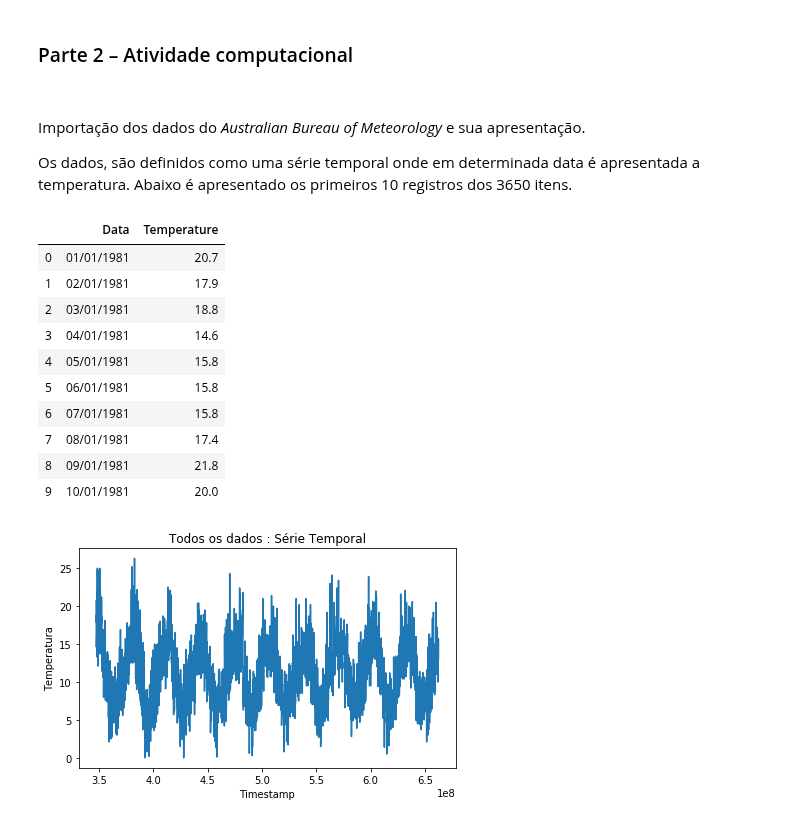
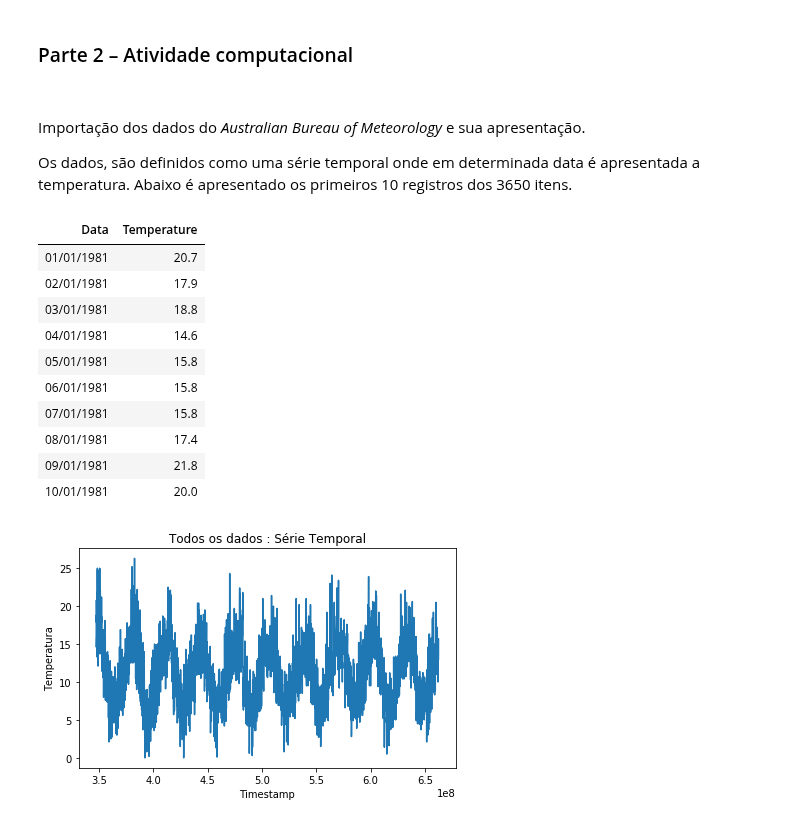
Before and after one commit to rdenadai/ia006c, a Jupyter notebook: notebooks/EFC01.ipynb, the cells around one changed output. Cells and saved outputs as stored; diff of their text form; code cells hidden in the pictures.

```diff
--- a/notebooks/EFC01.ipynb
+++ b/notebooks/EFC01.ipynb
@@ -310,21 +317,21 @@ class LinearRegressionImpl:
 # %%
 data = import_data()
 df_data = np.copy(data)
 data = data[:, 2:].astype(np.float32)
-df = pd.DataFrame(df_data[:, 0:2], columns=["Data", "Temperature"])
-df.head(10)
+df = pd.DataFrame(df_data[:, 0:2], columns=["Data", "Temperature"]).head(10)
+df.style.hide_index()
 # %% [output]
-|  | Data | Temperature |
-| 0 | 01/01/1981 | 20.7 |
-| 1 | 02/01/1981 | 17.9 |
-| 2 | 03/01/1981 | 18.8 |
-| 3 | 04/01/1981 | 14.6 |
-| 4 | 05/01/1981 | 15.8 |
-| 5 | 06/01/1981 | 15.8 |
-| 6 | 07/01/1981 | 15.8 |
-| 7 | 08/01/1981 | 17.4 |
-| 8 | 09/01/1981 | 21.8 |
-| 9 | 10/01/1981 | 20.0 |
+| Data | Temperature |
+| 01/01/1981 | 20.7 |
+| 02/01/1981 | 17.9 |
+| 03/01/1981 | 18.8 |
+| 04/01/1981 | 14.6 |
+| 05/01/1981 | 15.8 |
+| 06/01/1981 | 15.8 |
+| 07/01/1981 | 15.8 |
+| 08/01/1981 | 17.4 |
+| 09/01/1981 | 21.8 |
+| 10/01/1981 | 20.0 |
 # %%
 plt.figure(figsize=(6, 4))
 plt.plot(data[:, 0], data[:, 1])
```
Also changed, not shown: parts of 14 cells of this notebook.
